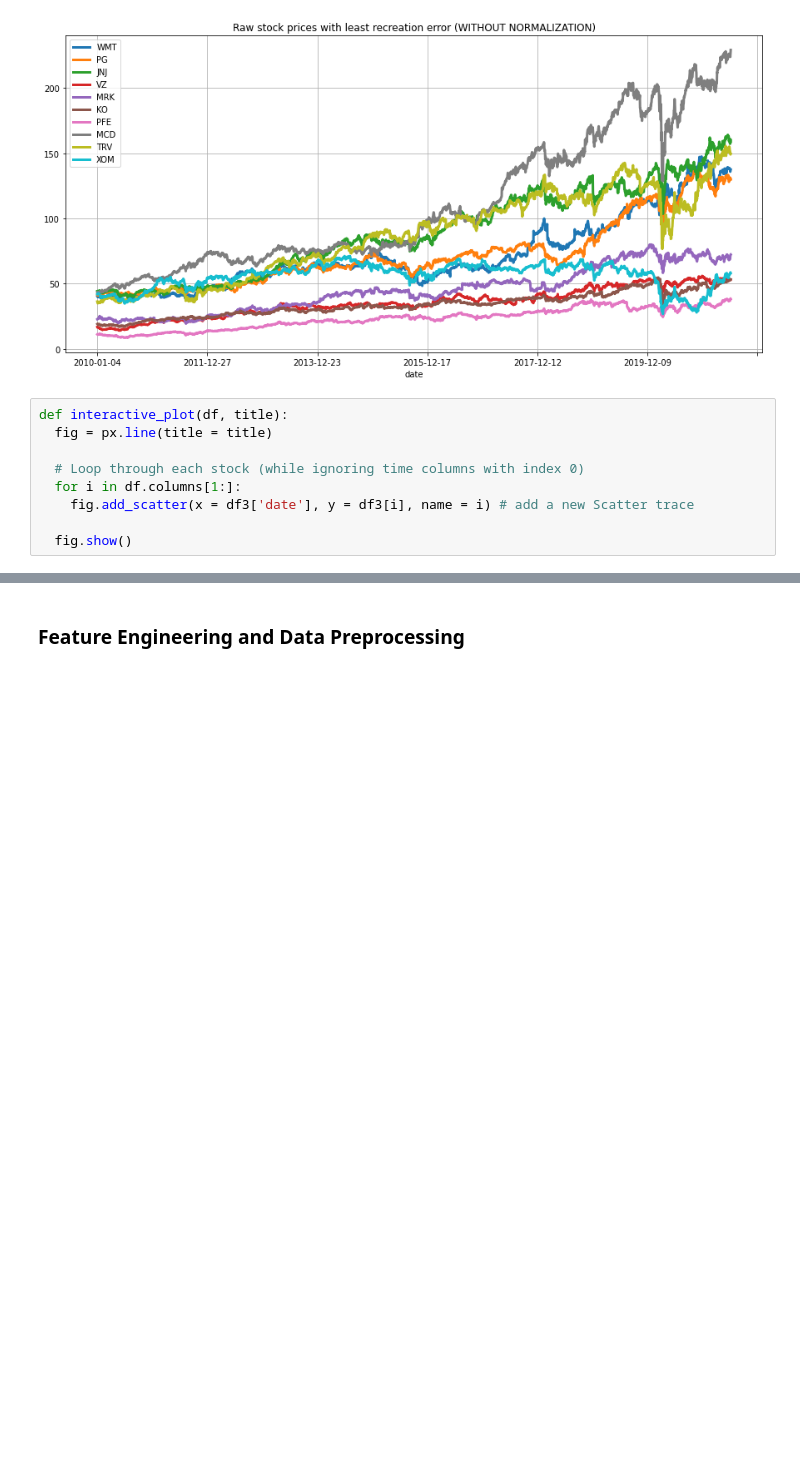
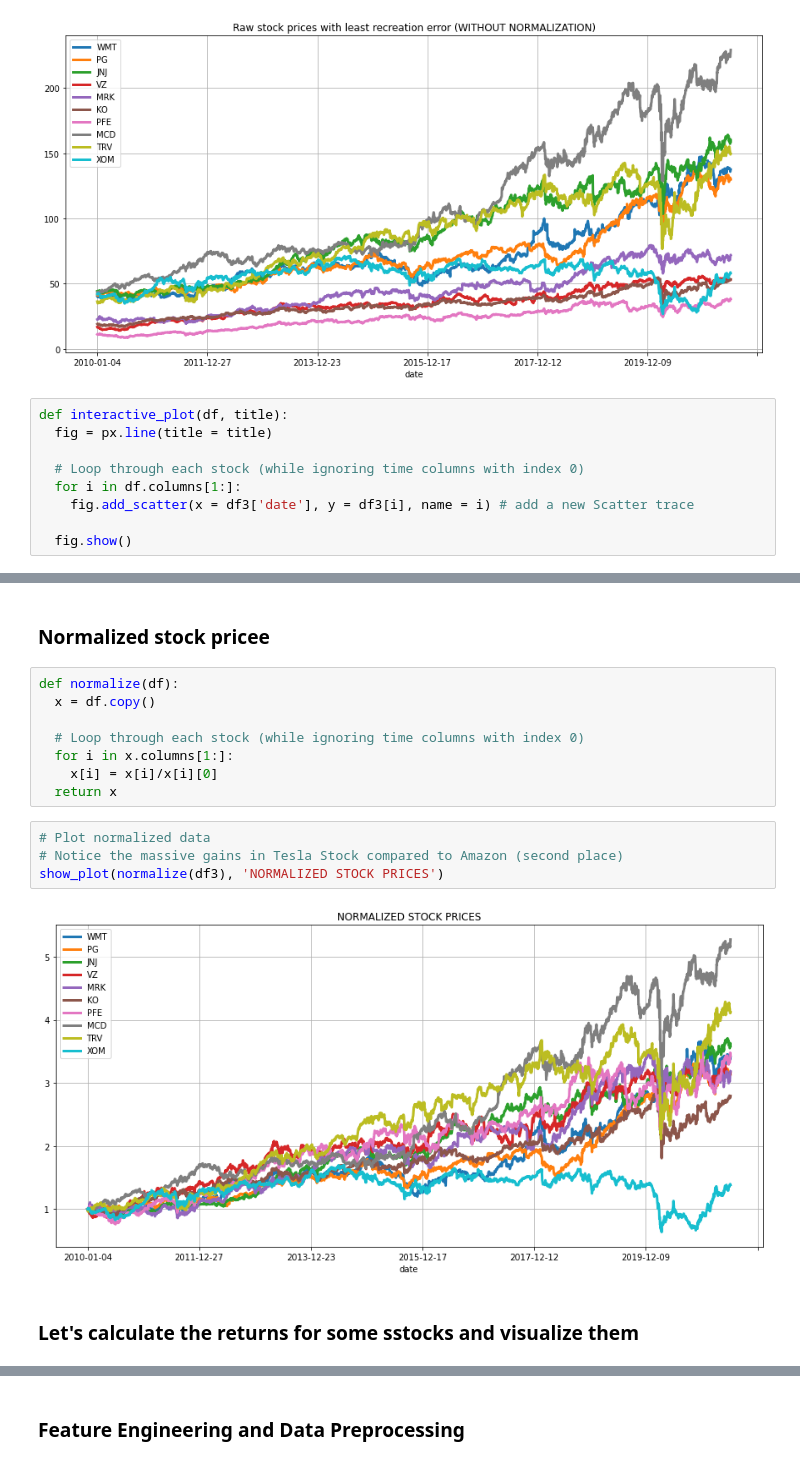
Before and after one commit to Eminent01/AMMI_Research, a Jupyter notebook: AMMI_Research2.ipynb, the cells around one changed output, grey strips where cells are left out. Drawn from its saved outputs; the diff is of its cells as text; blank space fills up the shorter version.

```diff
--- a/AMMI_Research2.ipynb
+++ b/AMMI_Research2.ipynb
@@ -483,3 +462,21 @@ def interactive_plot(df, title):
 interactive_plot(df3, 'Prices')
 # %% [output]
 [interactive output not drawn]
+# %% [markdown]
+### Normalized stock pricee
+# %%
+def normalize(df):
+  x = df.copy()
+
+  # Loop through each stock (while ignoring time columns with index 0)
+  for i in x.columns[1:]:
+    x[i] = x[i]/x[i][0]
+  return x
+# %%
+# Plot normalized data
+# Notice the massive gains in Tesla Stock compared to Amazon (second place)
+show_plot(normalize(df3), 'NORMALIZED STOCK PRICES')
+# %% [output]
+[figure, added]
+# %% [markdown]
+### Let's calculate the returns for  some sstocks and visualize them
```
Also changed, not shown: parts of 62 cells of this notebook.
